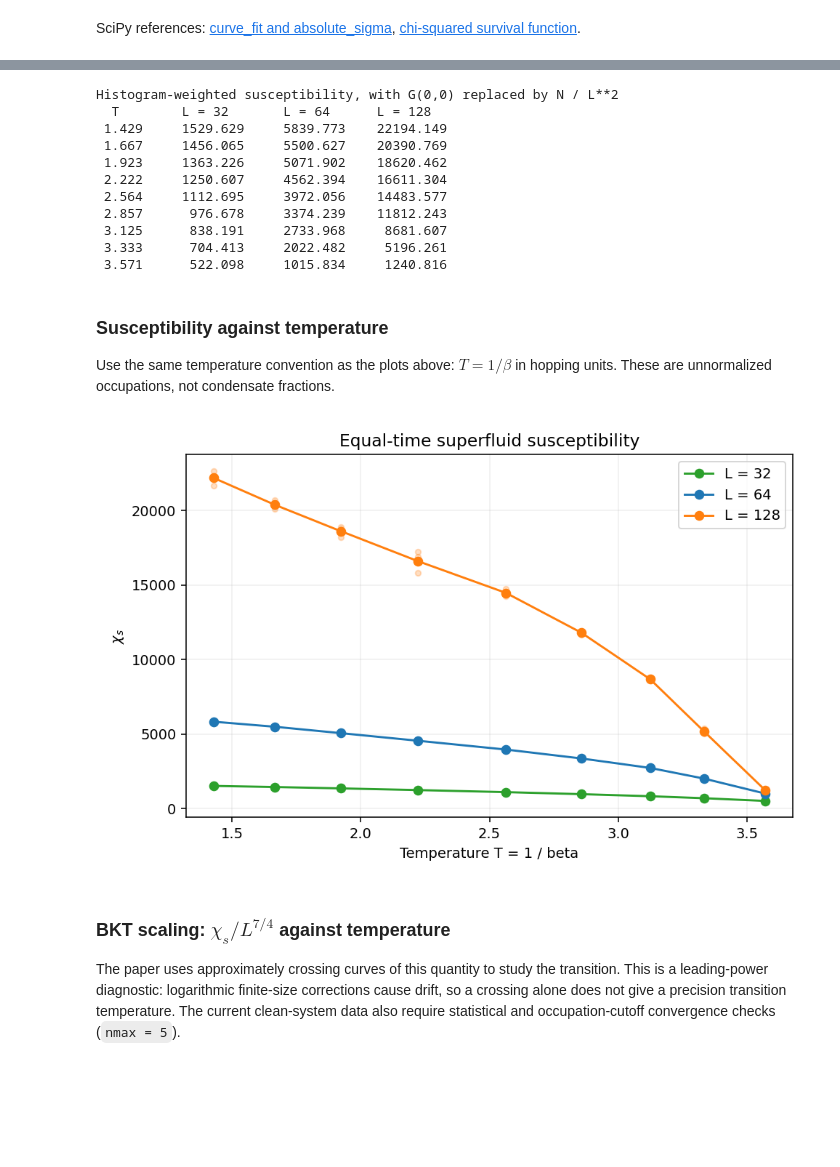
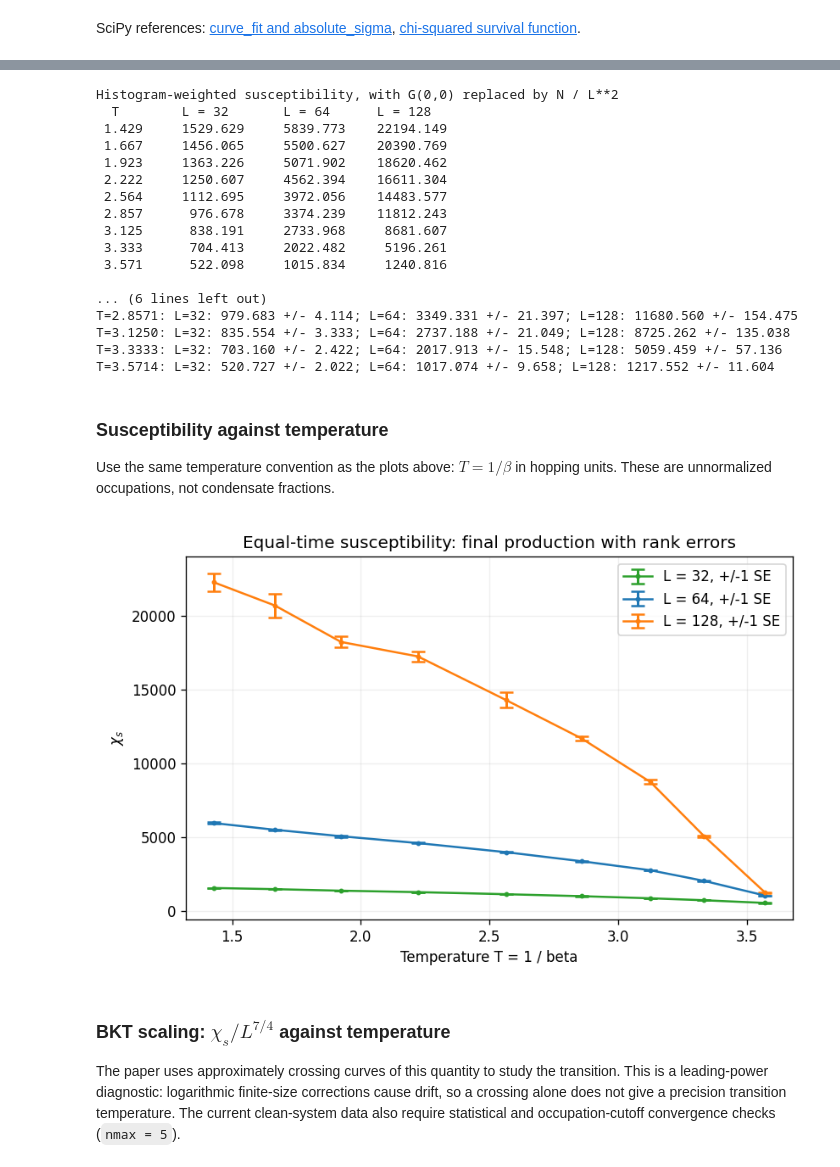
Before and after one commit to yck23/worm, a Jupyter notebook: results/cleanRbRDM/density_matrix_comparison.ipynb, the cells around one changed output, grey strips where cells are left out. Saved outputs shown, nothing was run; the diff lists cells and outputs as text; code cells hidden in the pictures; blank space fills up the shorter version.

```diff
--- a/results/cleanRbRDM/density_matrix_comparison.ipynb
+++ b/results/cleanRbRDM/density_matrix_comparison.ipynb
@@ -591,6 +593,33 @@ print('Histogram-weighted susceptibility, with G(0,0) replaced by N / L**2')
 print('  T        L = 32       L = 64      L = 128')
 for j, temperature in enumerate(T):
     print(f'{temperature:6.3f}  ' + '  '.join(f'{value:11.3f}' for value in susceptibility[:, j]))
+
+# Direct whole-rank error of the spatial sum for the final production.
+import csv
+with (results / 'response_measurements/data/baseline_rank_observables.csv').open(newline='') as stream:
+    susceptibility_ranks = list(csv.DictReader(stream))
+susceptibility_final = np.zeros((len(sizes), len(betas)))
+susceptibility_final_se = np.zeros_like(susceptibility_final)
+susceptibility_final_rows = []
+for i, L in enumerate(sizes):
+    for j, beta in enumerate(betas):
+        ranks = [r for r in susceptibility_ranks if int(r['L']) == L and float(r['beta']) == beta]
+        values = np.array([float(r['G_offsite_sum']) + int(r['N']) / L**2 for r in ranks])
+        counts = np.array([int(r['g_count']) for r in ranks])
+        weighted_sum = np.dot(values, counts)
+        mean = weighted_sum / counts.sum()
+        leave_one_out = (weighted_sum - values * counts) / (counts.sum() - counts)
+        R = len(ranks)
+        se = np.sqrt((R - 1) / R * np.sum((leave_one_out - leave_one_out.mean())**2))
+        assert np.isclose(mean, susceptibility_runs[i, j, -1], rtol=1e-10)
+        susceptibility_final[i, j], susceptibility_final_se[i, j] = mean, se
+        susceptibility_final_rows.append([L, beta, 1 / beta, R, counts.sum(),
+                                          mean, se, mean / L**1.75, se / L**1.75])
+print('\nFinal-production susceptibility +/- one rank-jackknife SE (the values plotted below):')
+for j, temperature in enumerate(T):
+    print(f'T={temperature:.4f}: ' + '; '.join(
+        f'L={L}: {susceptibility_final[i,j]:.3f} +/- {susceptibility_final_se[i,j]:.3f}'
+        for i, L in enumerate(sizes)))
 # %% [output]
 Histogram-weighted susceptibility, with G(0,0) replaced by N / L**2
   T        L = 32       L = 64      L = 128
@@ -603,6 +632,12 @@ Histogram-weighted susceptibility, with G(0,0) replaced by N / L**2
  3.125      838.191     2733.968     8681.607
  3.333      704.413     2022.482     5196.261
  3.571      522.098     1015.834     1240.816
+
+... (6 lines left out)
+T=2.8571: L=32: 979.683 +/- 4.114; L=64: 3349.331 +/- 21.397; L=128: 11680.560 +/- 154.475
+T=3.1250: L=32: 835.554 +/- 3.333; L=64: 2737.188 +/- 21.049; L=128: 8725.262 +/- 135.038
+T=3.3333: L=32: 703.160 +/- 2.422; L=64: 2017.913 +/- 15.548; L=128: 5059.459 +/- 57.136
+T=3.5714: L=32: 520.727 +/- 2.022; L=64: 1017.074 +/- 9.658; L=128: 1217.552 +/- 11.604
 # %% [markdown]
 ### Susceptibility against temperature
 
@@ -610,18 +645,19 @@ Use the same temperature convention as the plots above: $T=1/\beta$ in hopping u
 # %%
 plt.figure()
 for i, L in enumerate(sizes):
-    plt.scatter(np.repeat(T, 3), susceptibility_runs[i].ravel(),
-                color=colours[i], alpha=.25, s=15)
-    plt.plot(T, susceptibility[i], 'o-', color=colours[i], label=f'L = {L}')
+    plt.errorbar(T, susceptibility_final[i], yerr=susceptibility_final_se[i],
+                 fmt='o-', ms=2.5, capsize=5, capthick=1.5, elinewidth=1.8,
+                 color=colours[i], label=f'L = {L}, +/-1 SE')
 plt.xlabel('Temperature T = 1 / beta')
 plt.ylabel(r'$\chi_s$')
-plt.title('Equal-time superfluid susceptibility')
+plt.title('Equal-time susceptibility: final production with rank errors')
 plt.legend()
 plt.grid(alpha=.2)
 plt.tight_layout()
+plt.savefig(results / 'cleanRbRDM/analysis/susceptibility_vs_temperature.png', dpi=180)
 plt.show()
 # %% [output]
-[figure, old version]
+[figure, new version]
 # %% [markdown]
 ### BKT scaling: $\chi_s/L^{7/4}$ against temperature
 
```
Also changed, not shown: parts of 7 cells of this notebook, 13 other files.
